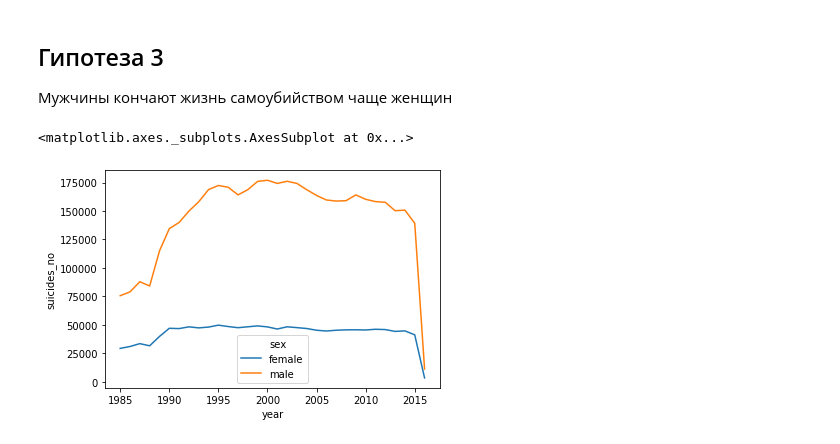
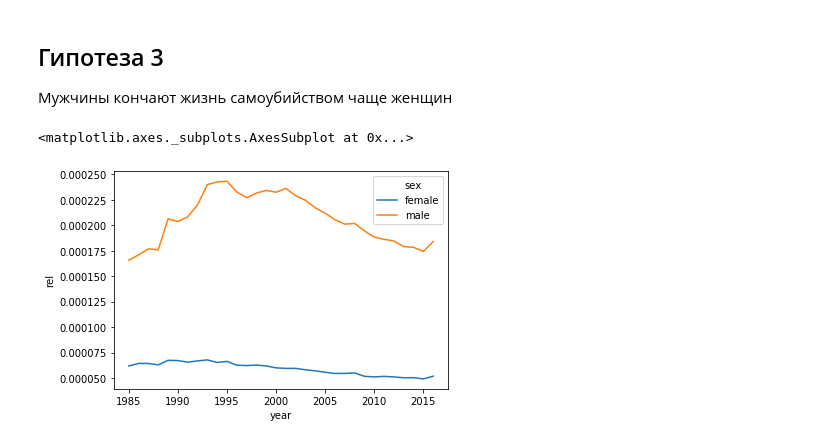
Before and after one commit to nikmel2803/DataViz, a Jupyter notebook: notebooks/Homework.ipynb, the cells around one changed output. Cells and saved outputs as stored; diff of their text form; code cells hidden in the pictures.

```diff
--- a/notebooks/Homework.ipynb
+++ b/notebooks/Homework.ipynb
@@ -60,8 +115,9 @@ sns.scatterplot(x='yearlyHDI',
 # %%
 data_by_year_sex = data\
     .groupby(['year','sex'], as_index=False)\
-    .aggregate({'suicides_no': 'sum'})
-sns.lineplot(x='year', y='suicides_no', hue='sex', data=data_by_year_sex)
+    .aggregate({'suicides_no': 'sum', 'population': 'sum'})
+data_by_year_sex['rel'] = data_by_year_sex['suicides_no'] / data_by_year_sex['population']
+sns.lineplot(x='year', y='rel', hue='sex', data=data_by_year_sex)
 # %% [output]
 <matplotlib.axes._subplots.AxesSubplot at 0x...>
-[figure, old version]
+[figure, new version]
```
Also changed, not shown: parts of 10 cells of this notebook.
